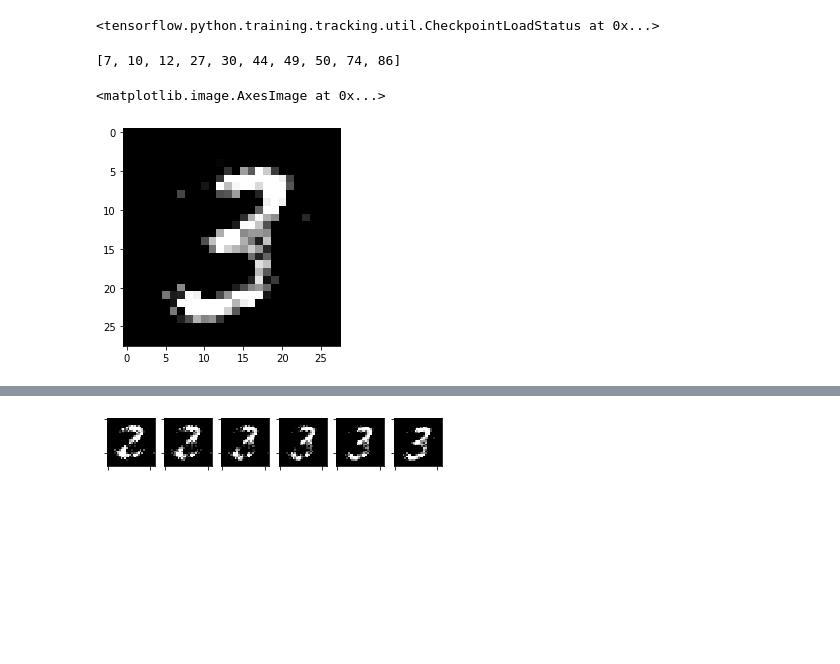
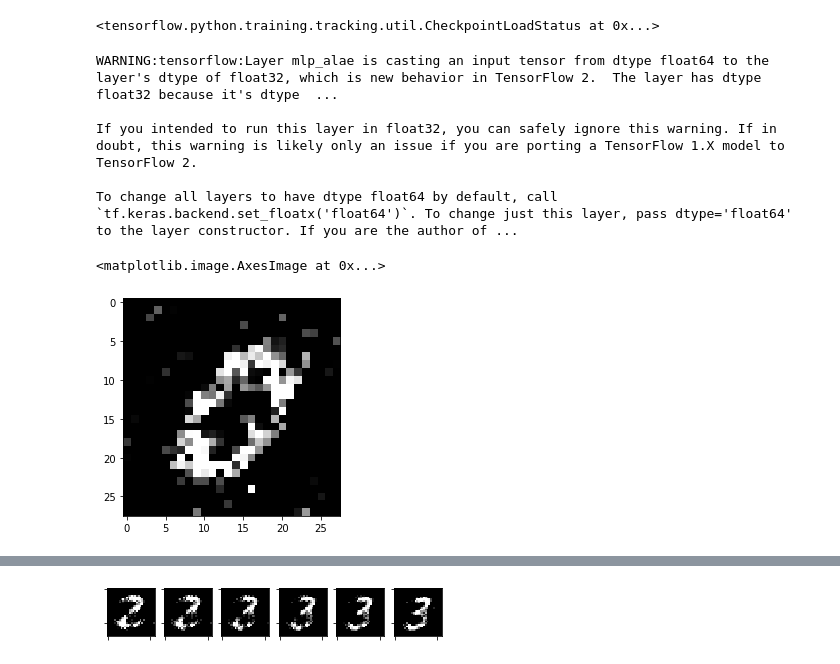
Before and after one commit to revsic/tf-alae, a Jupyter notebook: mnist_expr.ipynb, the cells around one changed output, grey strips where cells are left out. Cells and saved outputs as stored; diff of their text form; code cells hidden in the pictures; blank space fills up the shorter version.

```diff
--- a/mnist_expr.ipynb
+++ b/mnist_expr.ipynb
@@ -18,17 +19,18 @@ x_test, y_test = mnist.rawdata(train=False)
 
 trainset = np.concatenate((x_train.reshape(-1, 784), np.eye(10)[y_train]), axis=-1)
 testset = np.concatenate((x_test.reshape(-1, 784), np.eye(10)[y_test]), axis=-1)
-# %%
-[i for i, label in enumerate(y_train) if label == 3][:10]
-# %% [output]
-[7, 10, 12, 27, 30, 44, 49, 50, 74, 86]
 # %%
-idx = 7
+idx = 37
 latent, image = alae(trainset[idx:idx + 1].reshape(1, 784 + 10))
 plt.imshow(np.clip(image.numpy()[0, :784].reshape(28, 28), 0, 1), cmap='gray')
 # %% [output]
-<matplotlib.image.AxesImage at 0x...>
+WARNING:tensorflow:Layer mlp_alae is casting an input tensor from dtype float64 to the layer's dtype of float32, which is new behavior in TensorFlow 2.  The layer has dtype float32 because it's dtype  ...
+
+If you intended to run this layer in float32, you can safely ignore this warning. If in doubt, this warning is likely only an issue if you are porting a TensorFlow 1.X model to TensorFlow 2.
+
+To change all layers to have dtype float64 by default, call `tf.keras.backend.set_floatx('float64')`. To change just this layer, pass dtype='float64' to the layer constructor. If you are the author of ...
+<matplotlib.image.AxesImage at 0x...>
-[figure, old version]
+[figure, new version]
 # %%
 latent2 = alae.encoder(trainset[25:26].reshape(1, 784 + 10))
 latent3 = alae.encoder(trainset[7:8].reshape(1, 784 + 10))
```
Also changed, not shown: parts of 3 cells of this notebook.
